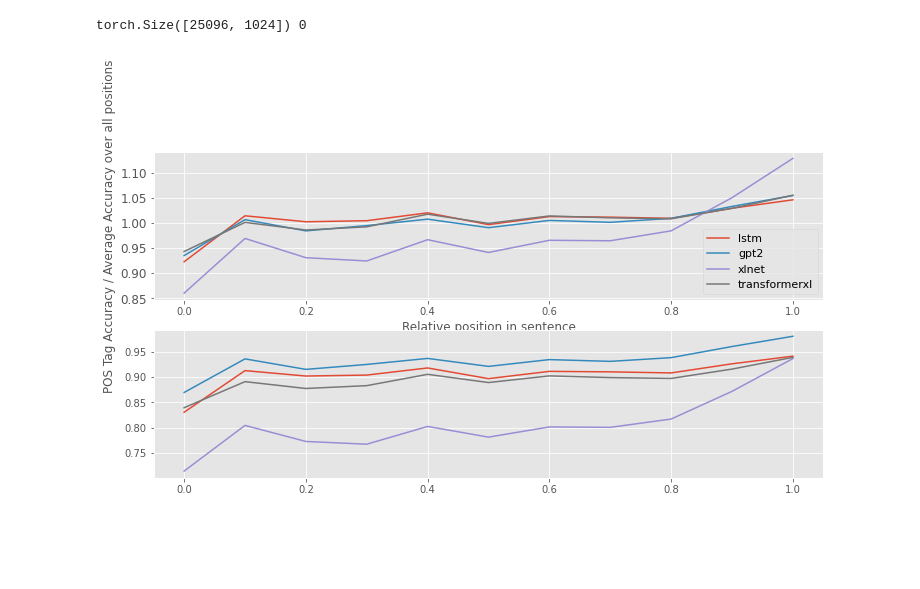
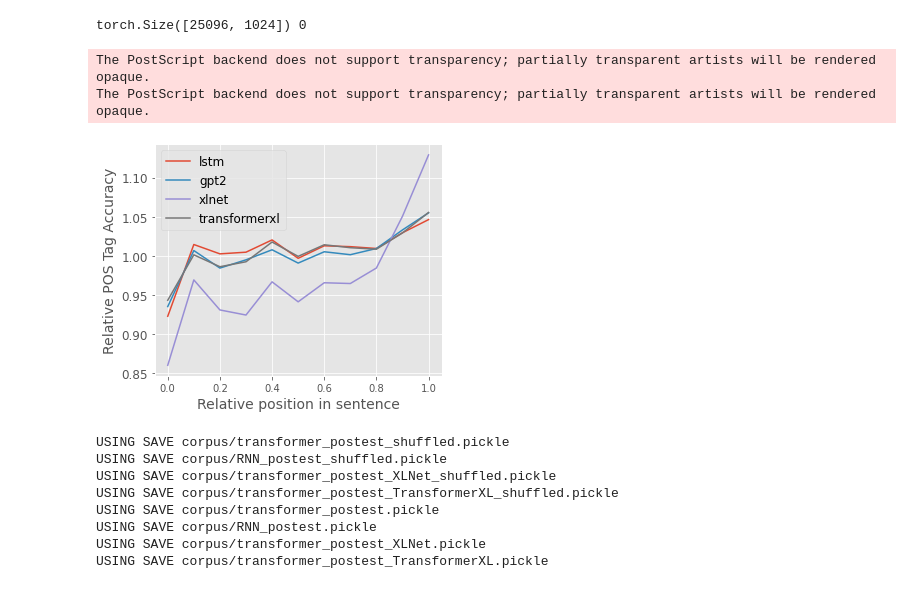
Before and after one commit to annaproxy/nlp2-probing-lms, a Jupyter notebook: Results.ipynb, the cells around one changed output. Cells and saved outputs as stored; diff of their text form; code cells hidden in the pictures; blank space fills up the shorter version.

```diff
--- a/Results.ipynb
+++ b/Results.ipynb
@@ -289,18 +258,13 @@ ax1.plot(*zip(*rnn.items()), label='lstm')
 ax1.plot(*zip(*gpt2.items()), label='gpt2')
 ax1.plot(*zip(*xlnet.items()), label='XLNet')
 ax1.plot(*zip(*txl.items()), label='TransformerXL')
-#ax1.plot(*zip(*lrxlnet.items()), label='XLNetLR')
-#ax1.plot(*zip(*lrtransformerxl.items()), label='TransformerXLLR')
 
-#ax2.plot(*zip(*ngpt2.items()), label='gpt2')
-#ax2.plot(*zip(*nrnn.items()), label='lstm')
-#ax2.plot(*zip(*nxlnet.items()), label='xlnet')
 ax1.tick_params(axis='y', labelsize=12)
 ax1.tick_params(axis='y', labelsize=12)
 
-ax1.legend(fontsize=11,)
+z=ax1.legend(fontsize=11,bbox_to_anchor=(1,1))
 ax1.set_xlabel("Sentence length",fontsize=12)
 ax1.set_ylabel("UUAS", fontsize=12)
-plt.savefig('lengths.eps', format='eps',  dpi=1200,  bbox_extra_artists=(z,), bbox_inches='tight')
-#plt.show()
+#plt.savefig('lengths.eps', format='eps',  dpi=1200,  bbox_extra_artists=(z,), bbox_inches='tight')
+plt.show()
 # %% [output]
@@ -634,7 +710,7 @@ gptloader = data.DataLoader(POSDataset(gpt2pos[0], gpt2pos[1]), batch_size=1)
 lstmloader = data.DataLoader(POSDataset(lstmpos[0], lstmpos[1]), batch_size=1)
 
 list_of_positions = []
-list_of_lenghts = []
+list_of_lengths = []
 for i in test_loader_lstm:
     length = i[2].item()
     list_of_lengths.append(length)
@@ -663,9 +739,10 @@ accsTXL = relative_position_averaged_per_seed(result_dict['pos']['TransformerXL'
 # %% [output]
 torch.Size([25096, 1024]) 0
 # %%
+"""Failed test for relative sentence position. """
 import matplotlib.pyplot as plt
 plt.style.use('ggplot')
-fig, (ax1,ax2) = plt.subplots(2,1, figsize=(12,6))
+fig, ax1 = plt.subplots(1,1, figsize=(5,4))
 accsLSTM2 = {}
 accsGPT2 = {}
 accsXLNET2 = {}
@@ -678,39 +755,81 @@ for z in accsGPT[0]:
     accsGPT2[z] = accsGPT[0][z]/0.93
 
 for z in accsXLNET[0]:
     accsXLNET2[z] = accsXLNET[0][z]/0.83
 
 for z in accsTXL[0]:
     accsTXL2[z] = accsTXL[0][z]/0.89
 
 ax1.plot(*zip(*accsLSTM2.items()), label='lstm')
 ax1.plot(*zip(*accsGPT2.items()), label='gpt2')
 ax1.plot(*zip(*accsXLNET2.items()), label='xlnet')
 ax1.plot(*zip(*accsTXL2.items()), label='transformerxl')
 
 
 
-ax2.plot(*zip(*accsLSTM[0].items()), label='lstm')
-ax2.plot(*zip(*accsGPT[0].items()), label='gpt2')
-ax2.plot(*zip(*accsXLNET[0].items()), label='xlnet')
-ax2.plot(*zip(*accsTXL[0].items()), label='transformerxl')
+#ax2.plot(*zip(*accsLSTM[0].items()), label='lstm')
+#ax2.plot(*zip(*accsGPT[0].items()), label='gpt2')
+#ax2.plot(*zip(*accsXLNET[0].items()), label='xlnet')
+#ax2.plot(*zip(*accsTXL[0].items()), label='transformerxl')
 
 #ax2.plot(*zip(*amounts.items()))
 #ax1.plot(*zip(*xlnet.items()), label='XLNet')
 #ax1.plot(*zip(*txl.items()), label='TransformerXL')
 #ax1.plot(*zip(*lrxlnet.items()), label='XLNetLR')
 #ax1.plot(*zip(*lrtransformerxl.items()), label='TransformerXLLR')
 
 #ax2.plot(*zip(*ngpt2.items()), label='gpt2')
 #ax2.plot(*zip(*nrnn.items()), label='lstm')
 #ax2.plot(*zip(*nxlnet.items()), label='xlnet')
 ax1.tick_params(axis='y', labelsize=12)
 ax1.tick_params(axis='y', labelsize=12)
 
-ax1.legend(fontsize=11,)
-ax1.set_xlabel("Relative position in sentence",fontsize=12)
-ax1.set_ylabel("POS Tag Accuracy / Average Accuracy over all positions", fontsize=12)
-#plt.savefig('lengths.eps', format='eps',  dpi=1200,  bbox_extra_artists=(z,), bbox_inches='tight')
+ax1.legend(fontsize=12,)
+ax1.set_xlabel("Relative position in sentence",fontsize=14)
+ax1.set_ylabel("Relative POS Tag Accuracy", fontsize=14)
+plt.savefig('sentences.eps', format='eps',  dpi=1200,   bbox_inches='tight')
+plt.tight_layout()
 plt.show()
 # %% [output]
+The PostScript backend does not support transparency; partially transparent artists will be rendered opaque.
+The PostScript backend does not support transparency; partially transparent artists will be rendered opaque.
-[figure, old version]
+[figure, new version]
+# %%
+"""Failed test for shuffled sentences."""
+# data.DataLoader(StructuralDataset(*gpt2embs), batch_size=1, shuffle=False)
+from datasets import POSDataset
+gpt2Shuffle = data.DataLoader(
+    POSDataset(*create_or_load_pos_data("test", None, None, extra_transformer='GPT2', shuffled=True)[0:2]),
+               batch_size=1, shuffle=False)
+lstmShuffle = data.DataLoader(
+    POSDataset(*create_or_load_pos_data("test", None, None, extra_transformer='RNN', shuffled=True)[0:2]),
+               batch_size=1, shuffle=False)
+xlnetShuffle = data.DataLoader(
+    POSDataset(*create_or_load_pos_data("test", None, None, extra_transformer='XLNet', shuffled=True)[0:2]),
+               batch_size=1, shuffle=False)
+transformerxlShuffle = data.DataLoader(
+    POSDataset(*create_or_load_pos_data("test", None, None, extra_transformer='TransformerXL', shuffled=True)[0:2]),
+               batch_size=1, shuffle=False)
+
+
+gpt2Data = data.DataLoader(
+    POSDataset(*create_or_load_pos_data("test", None, None, extra_transformer='GPT2', shuffled=False)[0:2]),
+               batch_size=1, shuffle=False)
+lstmData = data.DataLoader(
+    POSDataset(*create_or_load_pos_data("test", None, None, extra_transformer='RNN', shuffled=False)[0:2]),
+               batch_size=1, shuffle=False)
+xlnetData = data.DataLoader(
+    POSDataset(*create_or_load_pos_data("test", None, None, extra_transformer='XLNet', shuffled=False)[0:2]),
+               batch_size=1, shuffle=False)
+transformerxlData = data.DataLoader(
+    POSDataset(*create_or_load_pos_data("test", None, None, extra_transformer='TransformerXL', shuffled=False)[0:2]),
+               batch_size=1, shuffle=False)
+# %% [output]
+USING SAVE corpus/transformer_postest_shuffled.pickle
+USING SAVE corpus/RNN_postest_shuffled.pickle
+USING SAVE corpus/transformer_postest_XLNet_shuffled.pickle
+USING SAVE corpus/transformer_postest_TransformerXL_shuffled.pickle
+USING SAVE corpus/transformer_postest.pickle
+USING SAVE corpus/RNN_postest.pickle
+USING SAVE corpus/transformer_postest_XLNet.pickle
+USING SAVE corpus/transformer_postest_TransformerXL.pickle
```
Also changed, not shown: parts of 14 cells of this notebook, 2 other files.
